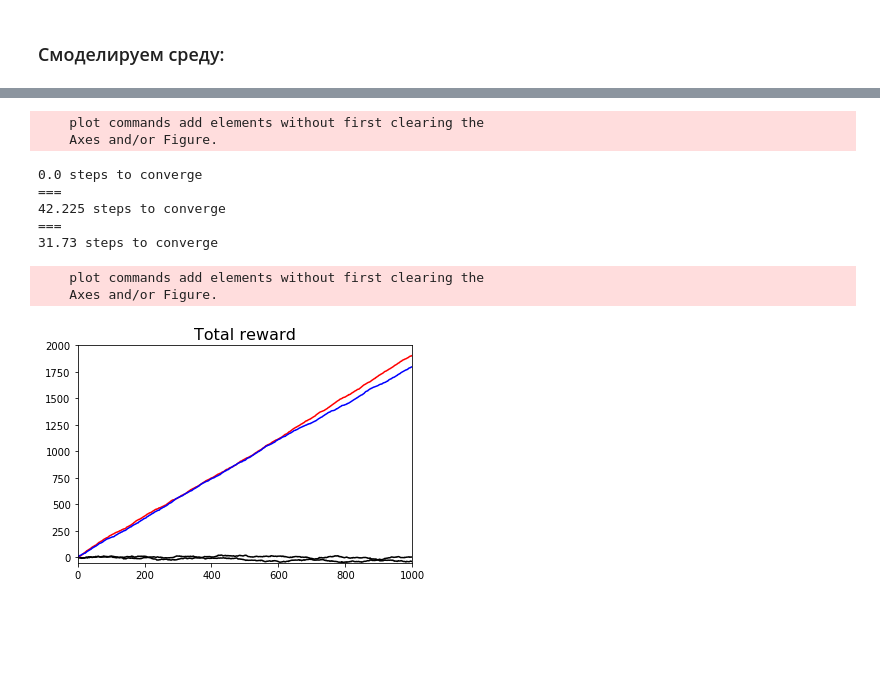
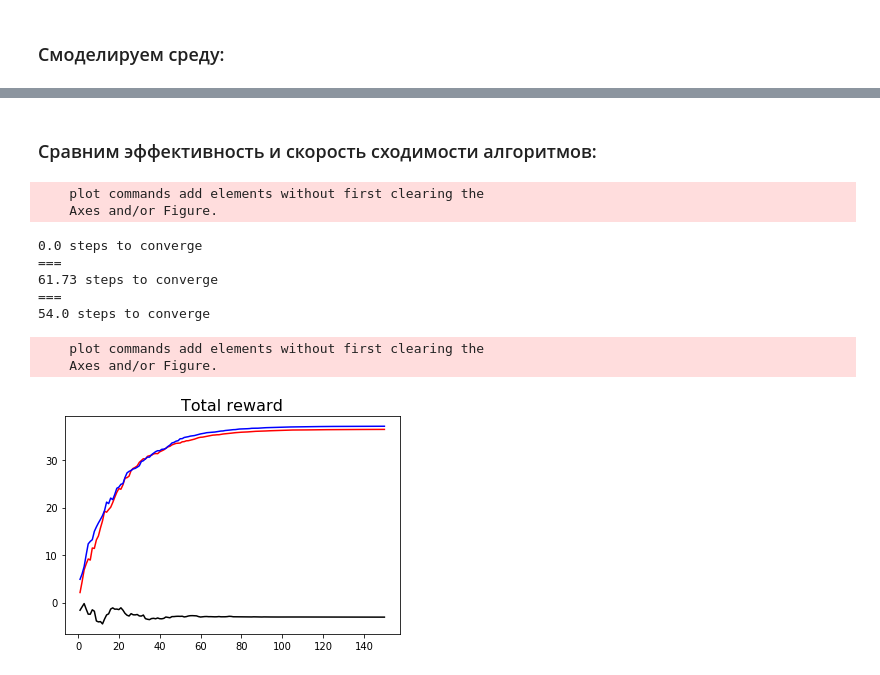
Before and after one commit to v-sopov/renju, a Jupyter notebook: new_markov.ipynb, the cells around one changed output, grey strips where cells are left out. Cells and saved outputs as stored; diff of their text form; code cells hidden in the pictures; blank space fills up the shorter version.

Commit message:
Tasks and theory for markov processes done

```diff
--- a/new_markov.ipynb
+++ b/new_markov.ipynb
@@ -214,16 +217,16 @@ class RandomStrategy:
         return np.random.choice(self.env.actions, p=self.policy[state])
 # %%
 class MarkovPlayer:
-    def __init__(self, states, actions, steps, strategy_class, **kwargs):
+    def __init__(self, states, actions, steps, strategy_class, discount):
         self.states = states
         self.actions = actions
         self.strategy_class = strategy_class
         self.steps = steps
-        self.strategy_args = kwargs
-    def evaluate(self, games=1000, learning_time=100, progressbar=True,hold=False, show=True,
+        self.discount = discount
+    def evaluate(self, games=1, progressbar=True,hold=False, show=True,
                  color='b', label=' '):
         rewards = np.zeros(self.steps)
-#         env = global_env
+        env = global_env
         if progressbar:
             games_range = log_progress(range(games), every=1)
         else:
@@ -232,17 +235,19 @@ class MarkovPlayer:
         for game in games_range:
             state = 0
             self.state = state
-            env = Environment(self.states, self.actions)
-            strategy = self.strategy_class(env, **(self.strategy_args))
+#             env = Environment(self.states, self.actions)
+            strategy = self.strategy_class(env, self.discount)
             self.strategy = strategy
-            avg_time += strategy.learn(learning_time)
+            avg_time += strategy.learn()
             for i in range(self.steps):
                 state, rewards[i] = env.step(state, strategy.choose(state))
                 self.state = state
         avg_time /= games
+        discount = self.discount
         print(avg_time, 'steps to converge')
         for i in range(1, self.steps):
-            rewards[i] += rewards[i-1]
+            rewards[i] = rewards[i-1] + discount * rewards[i]
+            discount *= self.discount
         if show:
             x = np.arange(1, self.steps+1)
             plot_rewards = rewards
@@ -251,32 +256,37 @@ class MarkovPlayer:
             if not hold:
                 plt.show()
         return rewards.sum()
+# %% [markdown]
+### Сравним эффективность и скорость сходимости алгоритмов:
 # %%
-games_num = 200
-random_player = MarkovPlayer(states=100, actions=20, steps=1000,
-                           strategy_class=RandomStrategy, discount=0.9)
-policy_iteration_player = MarkovPlayer(states=100, actions=20, steps=1000,
-                           strategy_class=PolicyIterationStrategy, discount=0.9)
-value_iteration_player = MarkovPlayer(states=100, actions=20, steps=1000,
-                           strategy_class=ValueIterationStrategy, discount=0.9)
-# global_env = Environment(100, 20)
+games_num = 10
+steps = 150
+discount = 0.95
+states = 100
+actions = 20
+random_player = MarkovPlayer(states=states, actions=actions, steps=steps,
+                           strategy_class=RandomStrategy, discount=discount)
+policy_iteration_player = MarkovPlayer(states=states, actions=actions, steps=steps,
+                           strategy_class=PolicyIterationStrategy, discount=discount)
+value_iteration_player = MarkovPlayer(states=states, actions=actions, steps=steps,
+                           strategy_class=ValueIterationStrategy, discount=discount)
+global_env = Environment(100, 20)
 plt.hold(True)
 random_player.evaluate(games=games_num, hold=True, color='k')
 print('===')
-policy_iteration_player.evaluate(games=games_num, learning_time=1, hold=True, color='r')
+policy_iteration_player.evaluate(games=games_num, hold=True, color='r')
 print('===')
-value_iteration_player.evaluate(games=games_num, learning_time=1, hold=True, color='b')
+value_iteration_player.evaluate(games=games_num, hold=True, color='b')
 plt.hold(False)
-plt.axis([0, 1000, -50, 2000])
 plt.show()
 # %% [output]
     plot commands add elements without first clearing the
     Axes and/or Figure.
 0.0 steps to converge
 ===
-42.225 steps to converge
+61.73 steps to converge
 ===
-31.73 steps to converge
+54.0 steps to converge
     plot commands add elements without first clearing the
     Axes and/or Figure.
-[figure, old version]
+[figure, new version]
```
Also changed, not shown: parts of 7 cells of this notebook.
